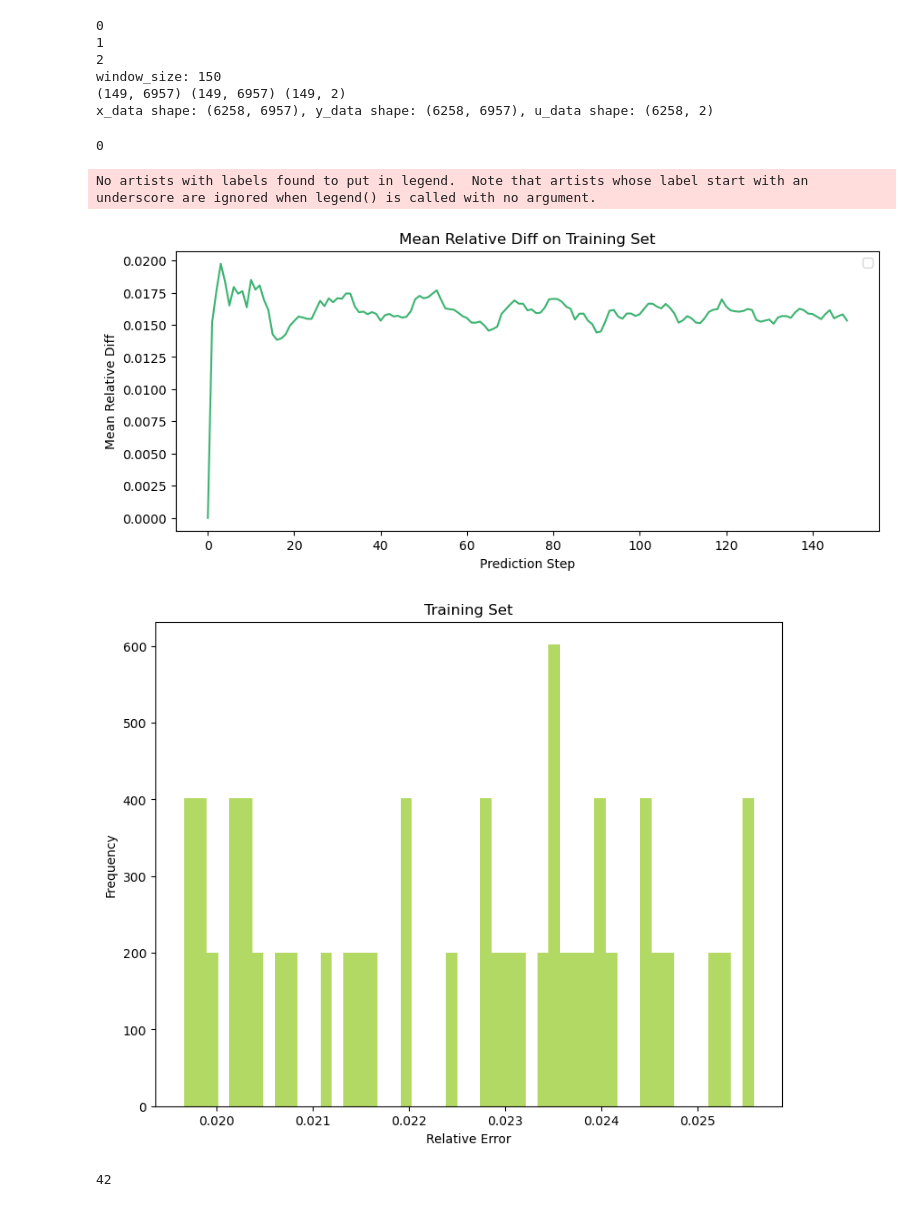
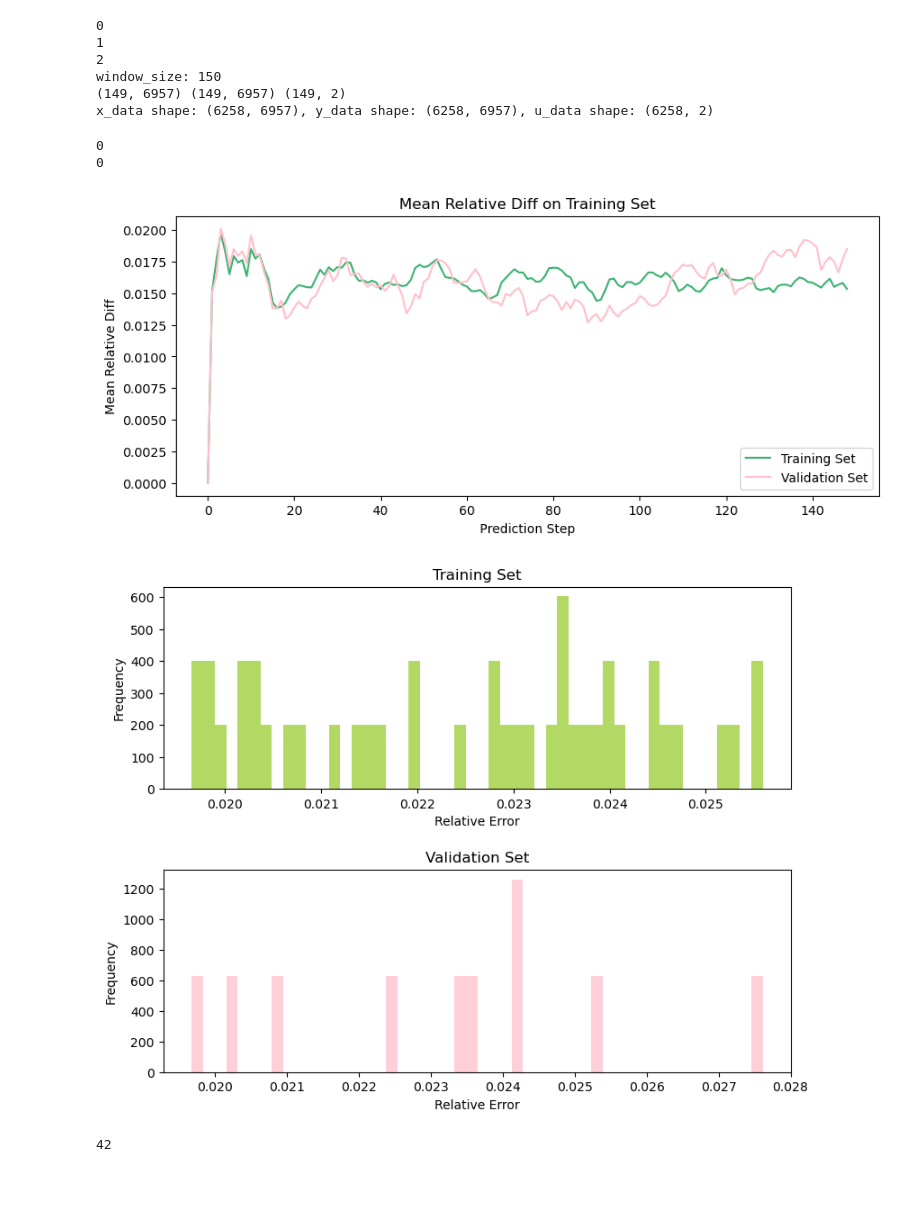
Before and after one commit to Shiqi-Wu/sensor_case, a Jupyter notebook: pca_from_formulation/test_nonlinear.ipynb, the cells around one changed output. Saved outputs shown, nothing was run; the diff lists cells and outputs as text; code cells hidden in the pictures.

```diff
--- a/pca_from_formulation/test_nonlinear.ipynb
+++ b/pca_from_formulation/test_nonlinear.ipynb
@@ -95,9 +141,12 @@ begin, end = 1, 150
 window_size = end - begin
 nu_list = config['nu_list']
 train_data_dir = [config['fit_data_dir']]
+test_data_dir = [config['fit_data_dir_test']]
 x_dataset_train, u_dataset_train, nu_dataset_train = load_data(begin, end, train_data_dir, nu_list)
+x_dataset_test, u_dataset_test, nu_dataset_test = load_data(begin, end, test_data_dir, nu_list)
 # %% [output]
 0
+0
 # %%
 def generate_trajectories_hybrid(x_dataset, u_dataset, linear_model, residual_model, device = 'cpu'):
     # Generate the trajectories using the hybrid model
@@ -122,16 +171,16 @@ def generate_trajectories_hybrid(x_dataset, u_dataset, linear_model, residual_mo
     return x_data_pred_traj
 # %%
 x_data_pred_traj_train = generate_trajectories_hybrid(x_dataset_train, u_dataset_train, linear_model, residual_model)
+x_data_pred_traj_test = generate_trajectories_hybrid(x_dataset_test, u_dataset_test, linear_model, residual_model)
 # %%
-plot_mean_relative_diff(x_dataset_train, x_data_pred_traj_train)
+plot_mean_relative_diff(x_dataset_train, x_data_pred_traj_train, x_dataset_test, x_data_pred_traj_test)
 # %% [output]
-No artists with labels found to put in legend.  Note that artists whose label start with an underscore are ignored when legend() is called with no argument.
-[figure, old version]
+[figure, new version]
 # %%
 from evaluate import plot_relative_error
-plot_relative_error(x_dataset_train, x_data_pred_traj_train)
+plot_relative_error(x_dataset_train, x_data_pred_traj_train, x_dataset_test, x_data_pred_traj_test)
 # %% [output]
-[figure, old version]
+[figure, new version]
 # %%
 len(x_dataset_train)
 # %% [output]
```
Also changed, not shown: parts of 2 cells of this notebook, 17 other files.
